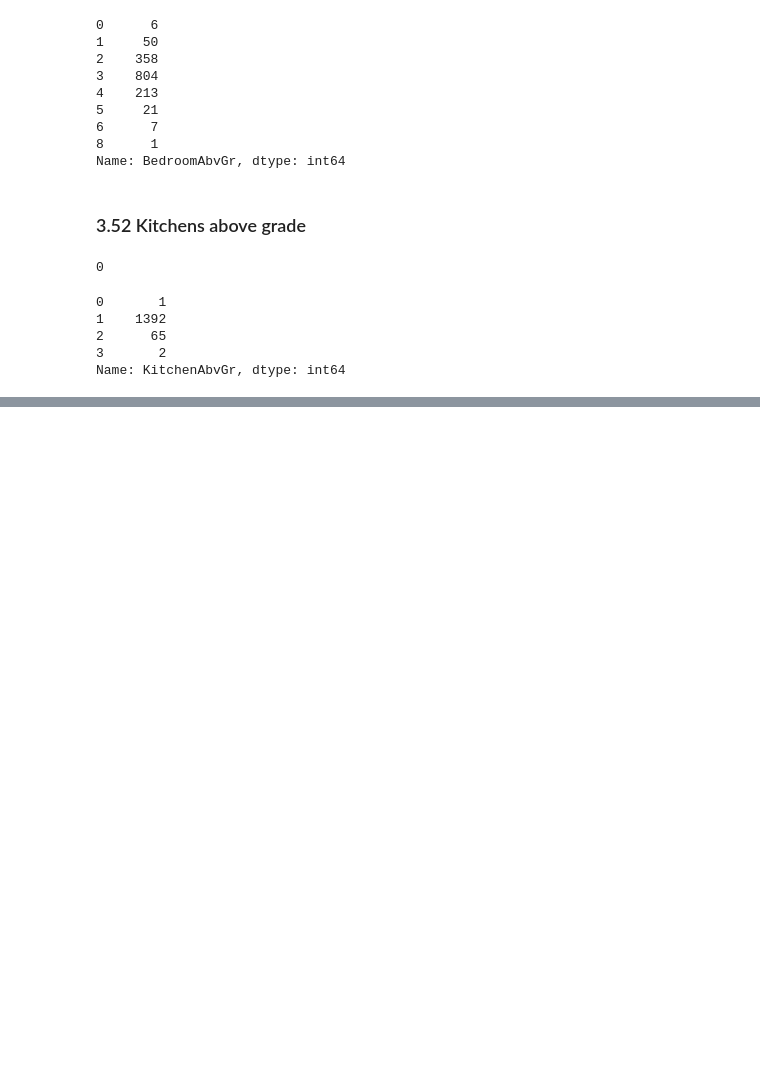
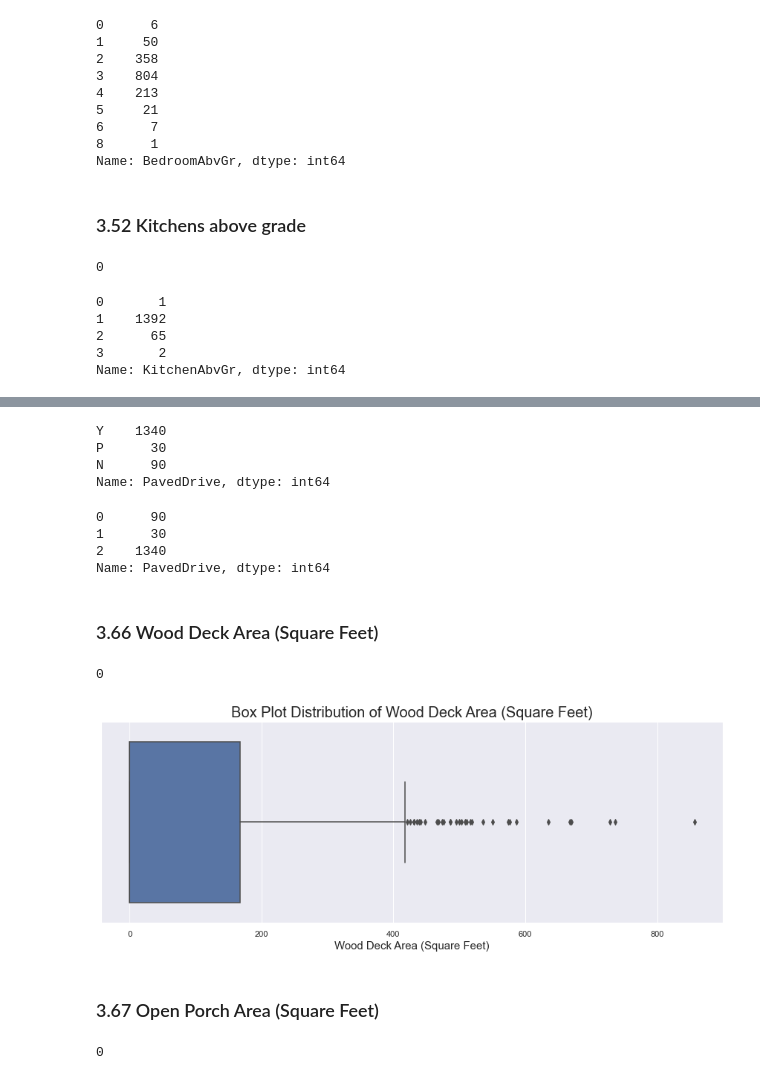
Before and after one commit to akshaykadam100/Housing-Price-Calculator, a Jupyter notebook: V1.ipynb, the cells around one changed output, grey strips where cells are left out. Saved outputs shown, nothing was run; the diff lists cells and outputs as text; code cells hidden in the pictures; blank space fills up the shorter version.

```diff
--- a/V1.ipynb
+++ b/V1.ipynb
@@ -1124,0 +1364,2 @@ Name: KitchenAbvGr, dtype: int64
+# %%
+raw_data.GarageQual = raw_data.GarageQual.map({np.nan: 0, 'Po': 1, 'Fa': 2, 'TA': 3, 'Gd': 4, 'Ex': 5})
@@ -1124,0 +1392,2 @@ Name: KitchenAbvGr, dtype: int64
+# %%
+raw_data.GarageCond = raw_data.GarageCond.map({np.nan: 0, 'Po': 1, 'Fa': 2, 'TA': 3, 'Gd': 4, 'Ex': 5})
@@ -1124,0 +1410,35 @@ Name: KitchenAbvGr, dtype: int64
+# %%
+pave_drive_df = raw_data.PavedDrive.value_counts(sort=False)
+pave_drive_df
+# %% [output]
+Y    1340
+P      30
+N      90
+Name: PavedDrive, dtype: int64
+# %%
+raw_data.PavedDrive = raw_data.PavedDrive.map({'N': 0, 'P': 1, 'Y': 2})
+# %%
+raw_data.PavedDrive.value_counts(sort=False)
+# %% [output]
+0      90
+1      30
+2    1340
+Name: PavedDrive, dtype: int64
+# %% [markdown]
+### 3.66 Wood Deck Area (Square Feet)
+# %%
+raw_data.WoodDeckSF.isna().sum()
+# %% [output]
+0
+# %%
+plot_box_plot_from_series(data=raw_data.WoodDeckSF,
+                          plot_title='Box Plot Distribution of Wood Deck Area (Square Feet)',
+                          x_axis_label='Wood Deck Area (Square Feet)')
+# %% [output]
+[figure, added]
+# %% [markdown]
+### 3.67 Open Porch Area (Square Feet)
+# %%
+raw_data.OpenPorchSF.isna().sum()
+# %% [output]
+0
```
Also changed, not shown: parts of 126 cells of this notebook, 1 other file.
